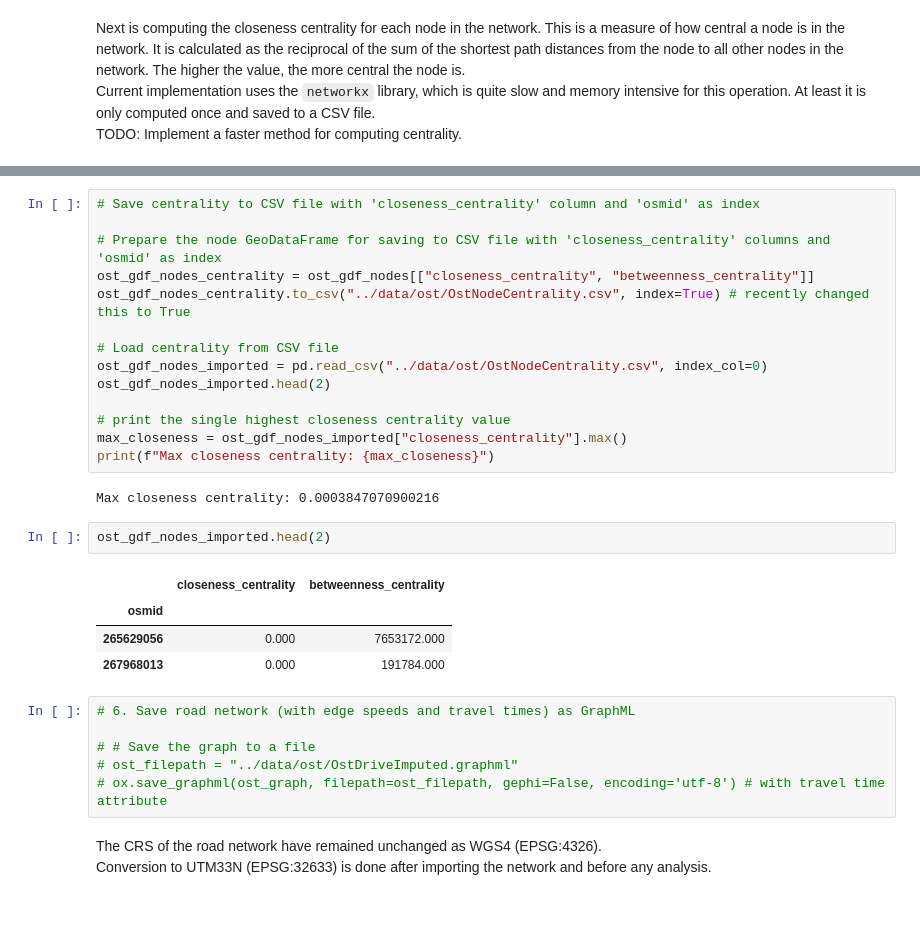
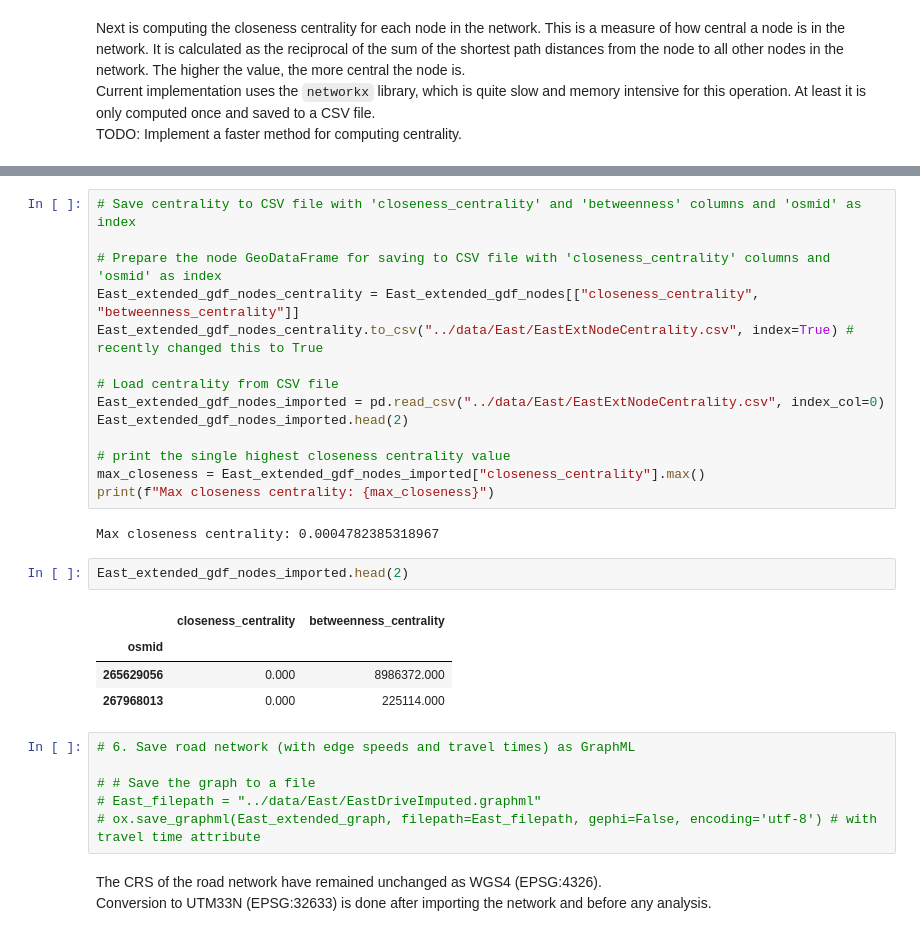
Before and after one commit to torhaa1/Response_Time_Minimization, a Jupyter notebook: preprocessing/16_preprocess_East_district.ipynb, the cells around one changed output, grey strips where cells are left out. Saved outputs shown, nothing was run; the diff lists cells and outputs as text.

```diff
--- a/preprocessing/16_preprocess_East_district.ipynb
+++ b/preprocessing/16_preprocess_East_district.ipynb
@@ -335,32 +389,32 @@ plt.show()
 # %%
-# Save centrality to CSV file with 'closeness_centrality' column and 'osmid' as index
+# Save centrality to CSV file with 'closeness_centrality' and 'betweenness' columns and 'osmid' as index
 
 # Prepare the node GeoDataFrame for saving to CSV file with 'closeness_centrality' columns and 'osmid' as index
-ost_gdf_nodes_centrality = ost_gdf_nodes[["closeness_centrality", "betweenness_centrality"]]
-ost_gdf_nodes_centrality.to_csv("../data/ost/OstNodeCentrality.csv", index=True) # recently changed this to True
+East_extended_gdf_nodes_centrality = East_extended_gdf_nodes[["closeness_centrality", "betweenness_centrality"]]
+East_extended_gdf_nodes_centrality.to_csv("../data/East/EastExtNodeCentrality.csv", index=True) # recently changed this to True
 
 # Load centrality from CSV file
-ost_gdf_nodes_imported = pd.read_csv("../data/ost/OstNodeCentrality.csv", index_col=0)
-ost_gdf_nodes_imported.head(2)
+East_extended_gdf_nodes_imported = pd.read_csv("../data/East/EastExtNodeCentrality.csv", index_col=0)
+East_extended_gdf_nodes_imported.head(2)
 
 # print the single highest closeness centrality value
-max_closeness = ost_gdf_nodes_imported["closeness_centrality"].max()
+max_closeness = East_extended_gdf_nodes_imported["closeness_centrality"].max()
 print(f"Max closeness centrality: {max_closeness}")
 # %% [output]
-Max closeness centrality: 0.0003847070900216
+Max closeness centrality: 0.0004782385318967
 # %%
-ost_gdf_nodes_imported.head(2)
+East_extended_gdf_nodes_imported.head(2)
 # %% [output]
 |  | closeness_centrality | betweenness_centrality |
 | osmid |  |  |
-| 265629056 | 0.000 | 7653172.000 |
-| 267968013 | 0.000 | 191784.000 |
+| 265629056 | 0.000 | 8986372.000 |
+| 267968013 | 0.000 | 225114.000 |
 # %%
 # 6. Save road network (with edge speeds and travel times) as GraphML
 
 # # Save the graph to a file
-# ost_filepath = "../data/ost/OstDriveImputed.graphml"
-# ox.save_graphml(ost_graph, filepath=ost_filepath, gephi=False, encoding='utf-8') # with travel time attribute
+# East_filepath = "../data/East/EastDriveImputed.graphml"
+# ox.save_graphml(East_extended_graph, filepath=East_filepath, gephi=False, encoding='utf-8') # with travel time attribute
 # %% [markdown]
 The CRS of the road network have remained unchanged as WGS4 (EPSG:4326).
 Conversion to UTM33N (EPSG:32633) is done after importing the network and before any analysis.
```
Also changed, not shown: parts of 31 cells of this notebook, 1 other file.
